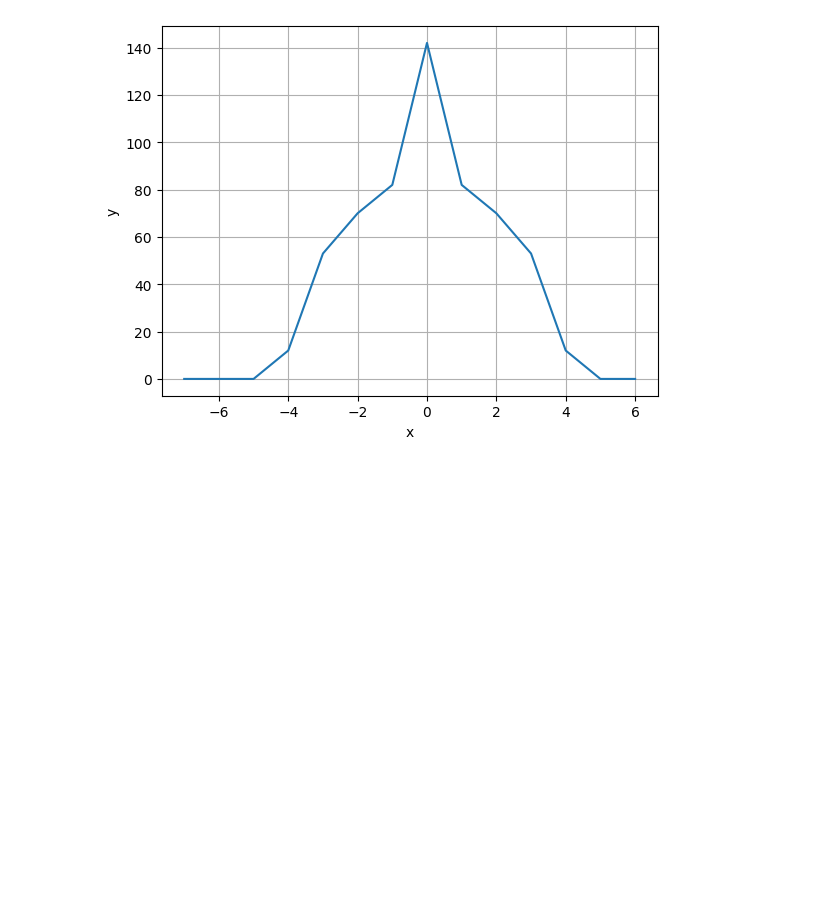
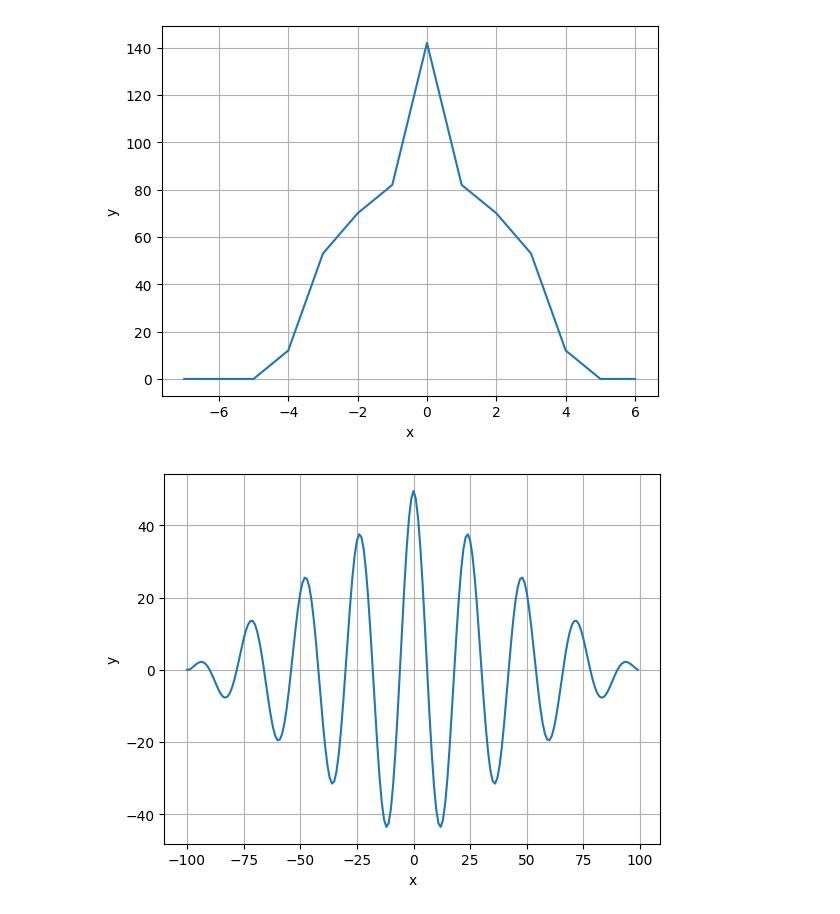
Before and after one commit to Niatomi/conversion-of-measurement-signals-course, a Jupyter notebook: src/practice_4.ipynb, the cells around one changed output. Saved outputs shown, nothing was run; the diff lists cells and outputs as text; code cells hidden in the pictures; blank space fills up the shorter version.

```diff
--- a/src/practice_4.ipynb
+++ b/src/practice_4.ipynb
@@ -7,7 +30,7 @@ def func_2(x):
     return math.sin(x) + 1
 # %%
 def func_1(x):
-    return math.sin(x) + 1
+    return math.sin((x * math.pi) / 12)
 # %%
 def plot(x, y):
     plt.plot(x, y)
@@ -76,3 +120,9 @@ plot(lags(y_2), auto_corelation(y_2))
 [figure]
 [figure]
 [figure]
+# %%
+x = np.linspace(1, 100, 100)
+y_1 = [func_1(value) for value in x]
+plot(lags(y_1), auto_corelation(y_1))
+# %% [output]
+[figure, added]
```
Also changed, not shown: parts of 7 cells of this notebook.
